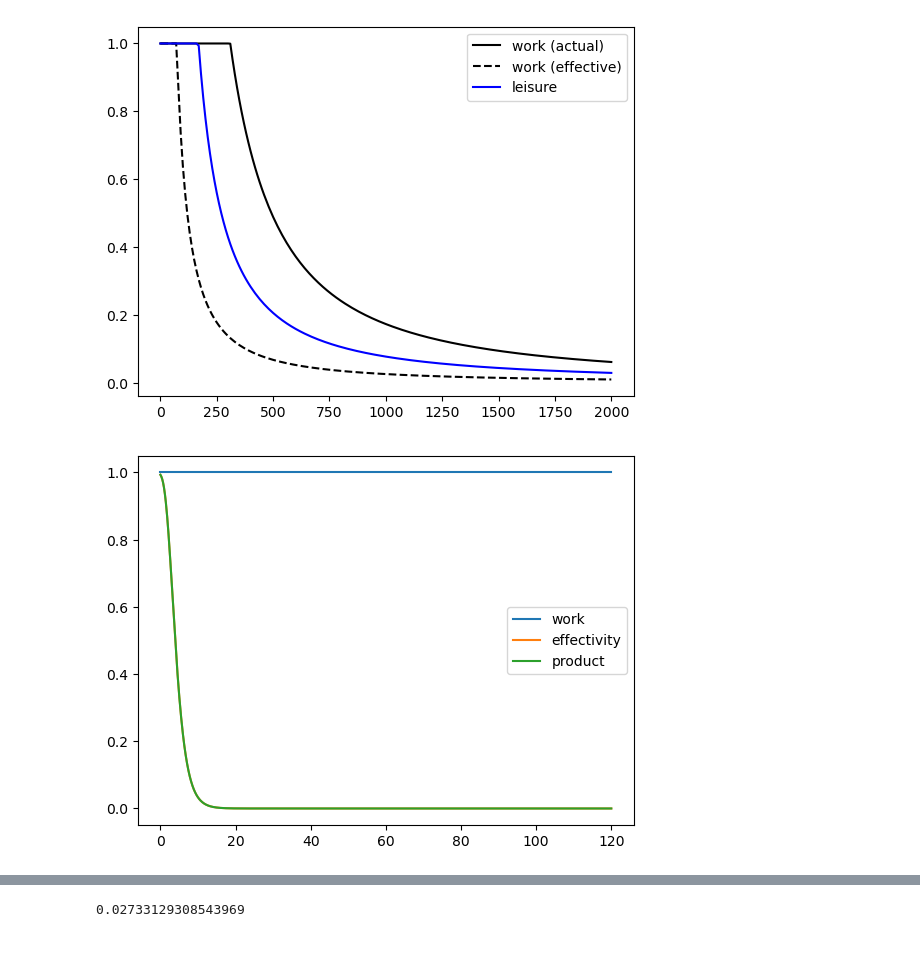
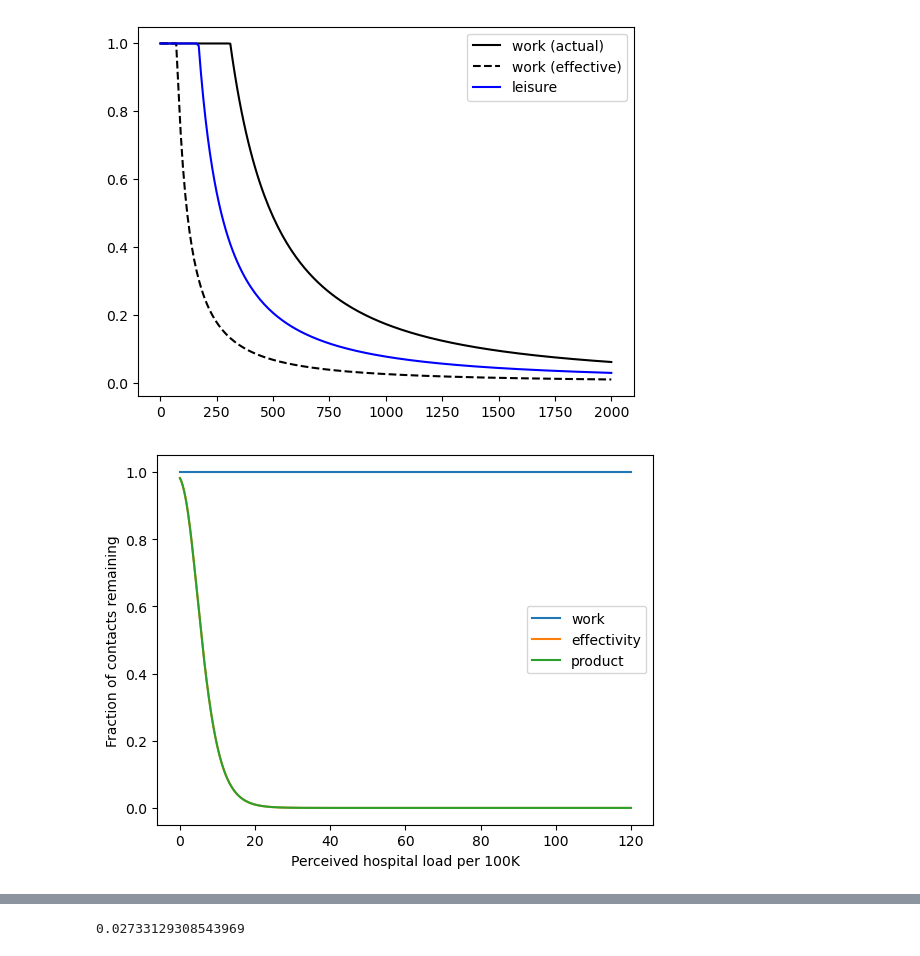
Before and after one commit to twallema/pyIEEM, a Jupyter notebook: notebooks/scratch-SIR-recurrent-mobility.ipynb, the cells around one changed output, grey strips where cells are left out. Cells and saved outputs as stored; diff of their text form; code cells hidden in the pictures.

```diff
--- a/notebooks/scratch-SIR-recurrent-mobility.ipynb
+++ b/notebooks/scratch-SIR-recurrent-mobility.ipynb
@@ -50,25 +50,27 @@ plt.close()
 # %%
 # parameters
 ypsilon_work = 100
 phi_work = 0.005
 
-ypsilon_eff = 5
-phi_eff = 0.5
+ypsilon_eff = 4
+phi_eff = 0.30
 # model
 x = np.linspace(0,120,1000)
 y_work = (1-np.exp(-ypsilon_work*np.exp(-phi_work*x)))
 y_eff = 1-np.exp(-ypsilon_eff*np.exp(-phi_eff*x))
 
 # visualize
 fig,ax=plt.subplots()
 ax.plot(x, y_work, label='work')
 ax.plot(x, y_eff, label='effectivity')
 ax.plot(x, y_work*y_eff, label='product')
+ax.set_xlabel('Perceived hospital load per 100K')
+ax.set_ylabel('Fraction of contacts remaining')
 ax.legend()
 plt.show()
 plt.close()
 # %% [output]
-[figure, old version]
+[figure, new version]
 # %%
 country = 'SWE'
 spatial = True
```
Also changed, not shown: parts of 1 cell of this notebook, 3 other files.
